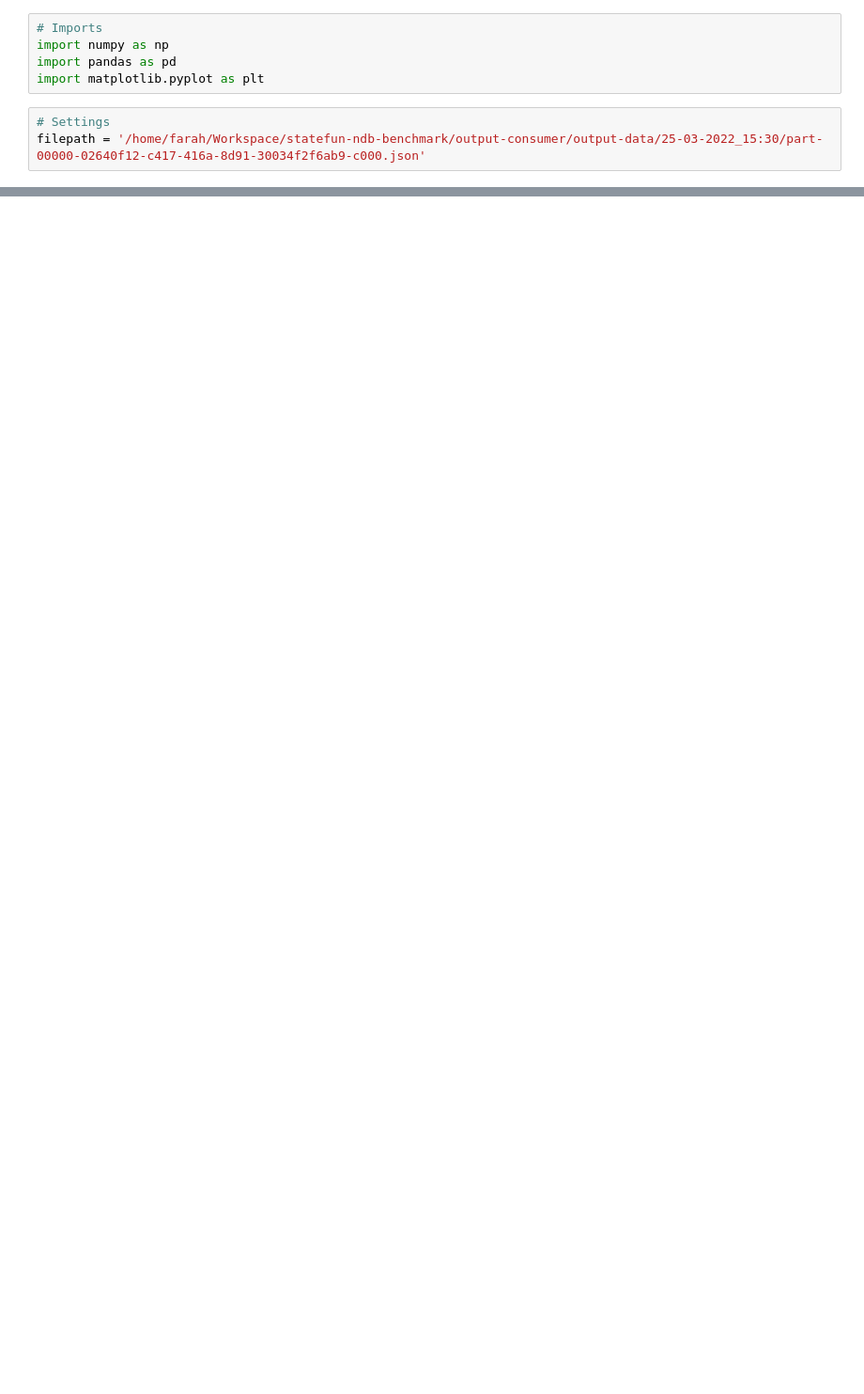
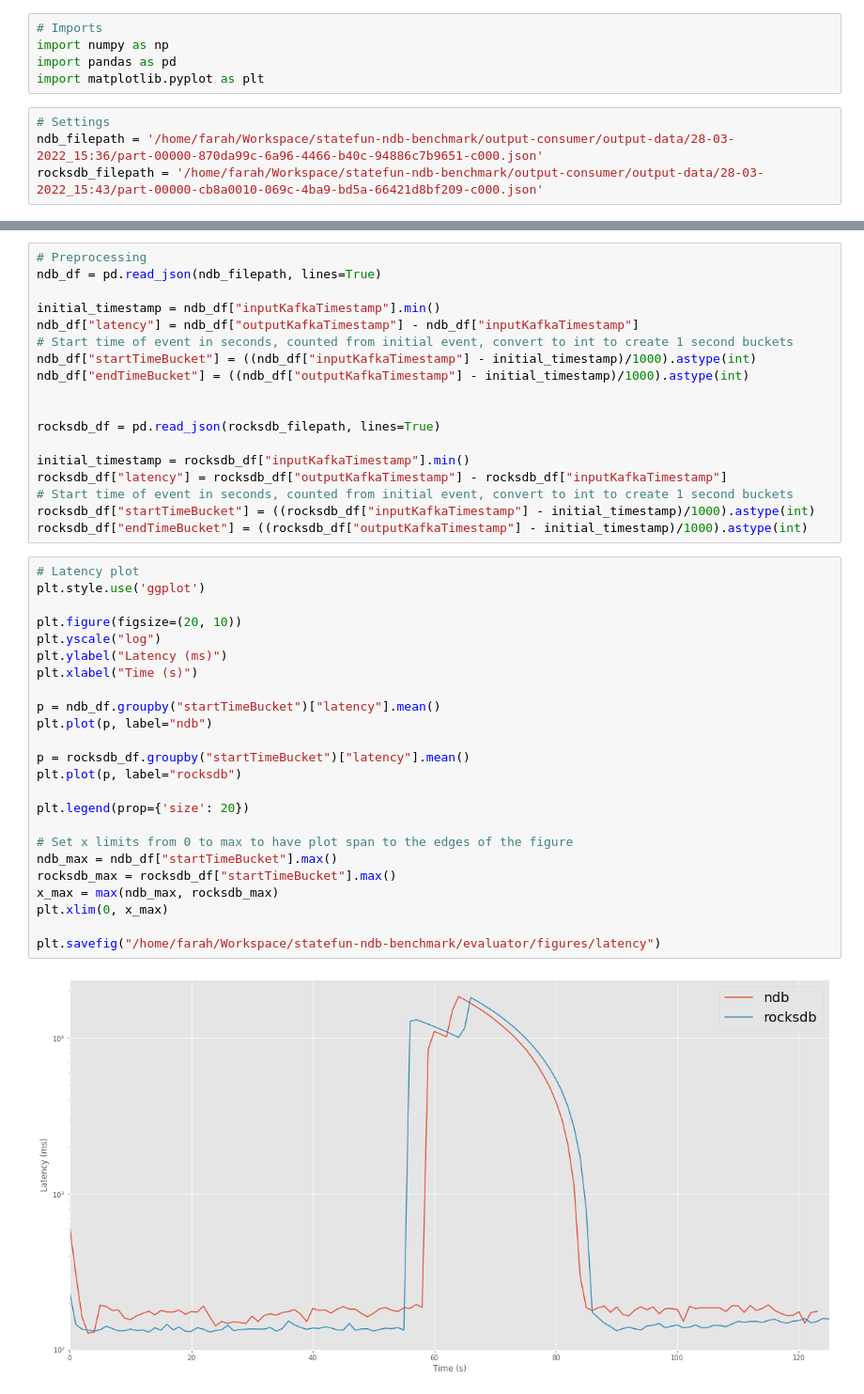
Before and after one commit to ChristopherGustafson/statefun-ndb-benchmark, a Jupyter notebook: evaluator/evaluator.ipynb, the cells around one changed output, grey strips where cells are left out. Shown at 94% size. Cells and saved outputs as stored; diff of their text form; blank space fills up the shorter version.

Commit message:
Improved latency plot and added throughput plot

```diff
--- a/evaluator/evaluator.ipynb
+++ b/evaluator/evaluator.ipynb
@@ -7,4 +7,5 @@ import pandas as pd
 import matplotlib.pyplot as plt
 # %%
 # Settings
-filepath = '/home/farah/Workspace/statefun-ndb-benchmark/output-consumer/output-data/25-03-2022_15:30/part-00000-02640f12-c417-416a-8d91-30034f2f6ab9-c000.json'
+ndb_filepath = '/home/farah/Workspace/statefun-ndb-benchmark/output-consumer/output-data/28-03-2022_15:36/part-00000-870da99c-6a96-4466-b40c-94886c7b9651-c000.json'
+rocksdb_filepath = '/home/farah/Workspace/statefun-ndb-benchmark/output-consumer/output-data/28-03-2022_15:43/part-00000-cb8a0010-069c-4ba9-bd5a-66421d8bf209-c000.json'
@@ -36,0 +12,44 @@ plt.plot(df["startTime"], latency)
+# %%
+# Preprocessing
+ndb_df = pd.read_json(ndb_filepath, lines=True)
+
+initial_timestamp = ndb_df["inputKafkaTimestamp"].min()
+ndb_df["latency"] = ndb_df["outputKafkaTimestamp"] - ndb_df["inputKafkaTimestamp"]
+# Start time of event in seconds, counted from initial event, convert to int to create 1 second buckets
+ndb_df["startTimeBucket"] = ((ndb_df["inputKafkaTimestamp"] - initial_timestamp)/1000).astype(int)
+ndb_df["endTimeBucket"] = ((ndb_df["outputKafkaTimestamp"] - initial_timestamp)/1000).astype(int)
+
+
+rocksdb_df = pd.read_json(rocksdb_filepath, lines=True)
+
+initial_timestamp = rocksdb_df["inputKafkaTimestamp"].min()
+rocksdb_df["latency"] = rocksdb_df["outputKafkaTimestamp"] - rocksdb_df["inputKafkaTimestamp"]
+# Start time of event in seconds, counted from initial event, convert to int to create 1 second buckets
+rocksdb_df["startTimeBucket"] = ((rocksdb_df["inputKafkaTimestamp"] - initial_timestamp)/1000).astype(int)
+rocksdb_df["endTimeBucket"] = ((rocksdb_df["outputKafkaTimestamp"] - initial_timestamp)/1000).astype(int)
+# %%
+# Latency plot
+plt.style.use('ggplot')
+
+plt.figure(figsize=(20, 10))
+plt.yscale("log")
+plt.ylabel("Latency (ms)")
+plt.xlabel("Time (s)")
+
+p = ndb_df.groupby("startTimeBucket")["latency"].mean()
+plt.plot(p, label="ndb")
+
+p = rocksdb_df.groupby("startTimeBucket")["latency"].mean()
+plt.plot(p, label="rocksdb")
+
+plt.legend(prop={'size': 20})
+
+# Set x limits from 0 to max to have plot span to the edges of the figure
+ndb_max = ndb_df["startTimeBucket"].max()
+rocksdb_max = rocksdb_df["startTimeBucket"].max()
+x_max = max(ndb_max, rocksdb_max)
+plt.xlim(0, x_max)
+
+plt.savefig("/home/farah/Workspace/statefun-ndb-benchmark/evaluator/figures/latency")
+# %% [output]
+[figure, added]
```
Also changed, not shown: parts of 6 cells of this notebook, 1 other file.
